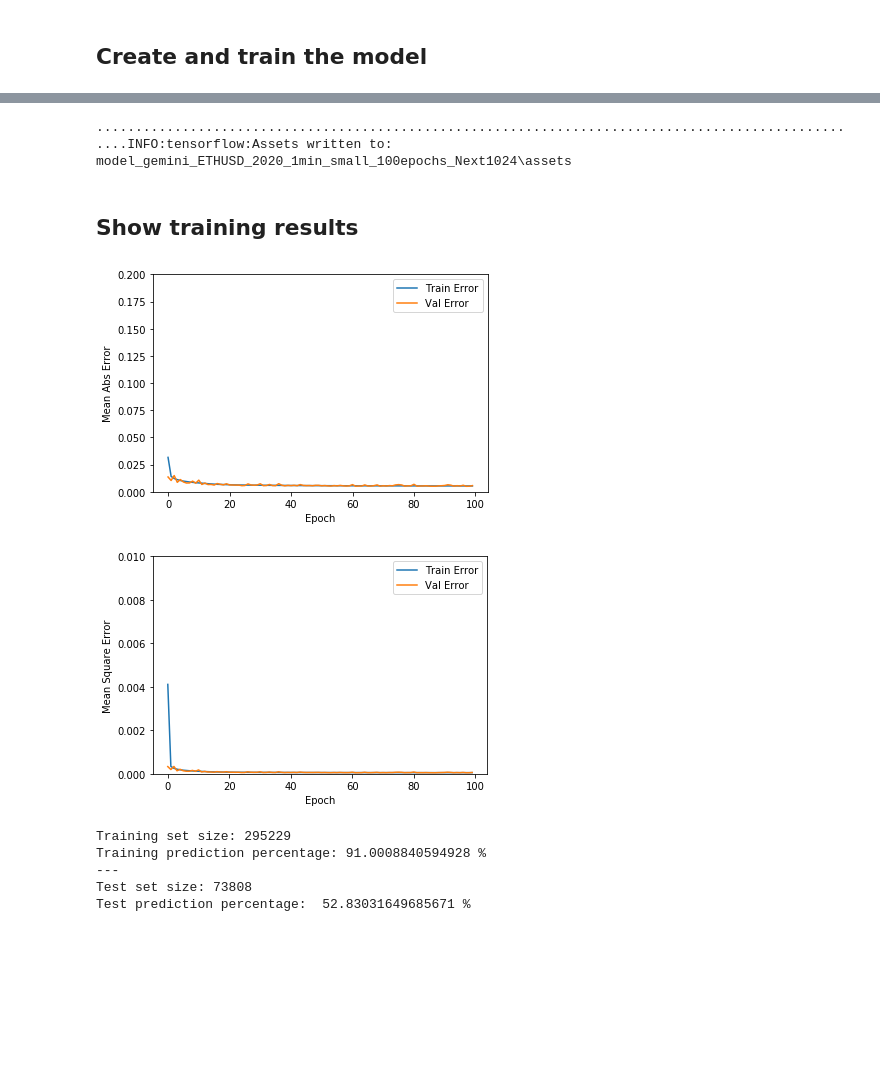
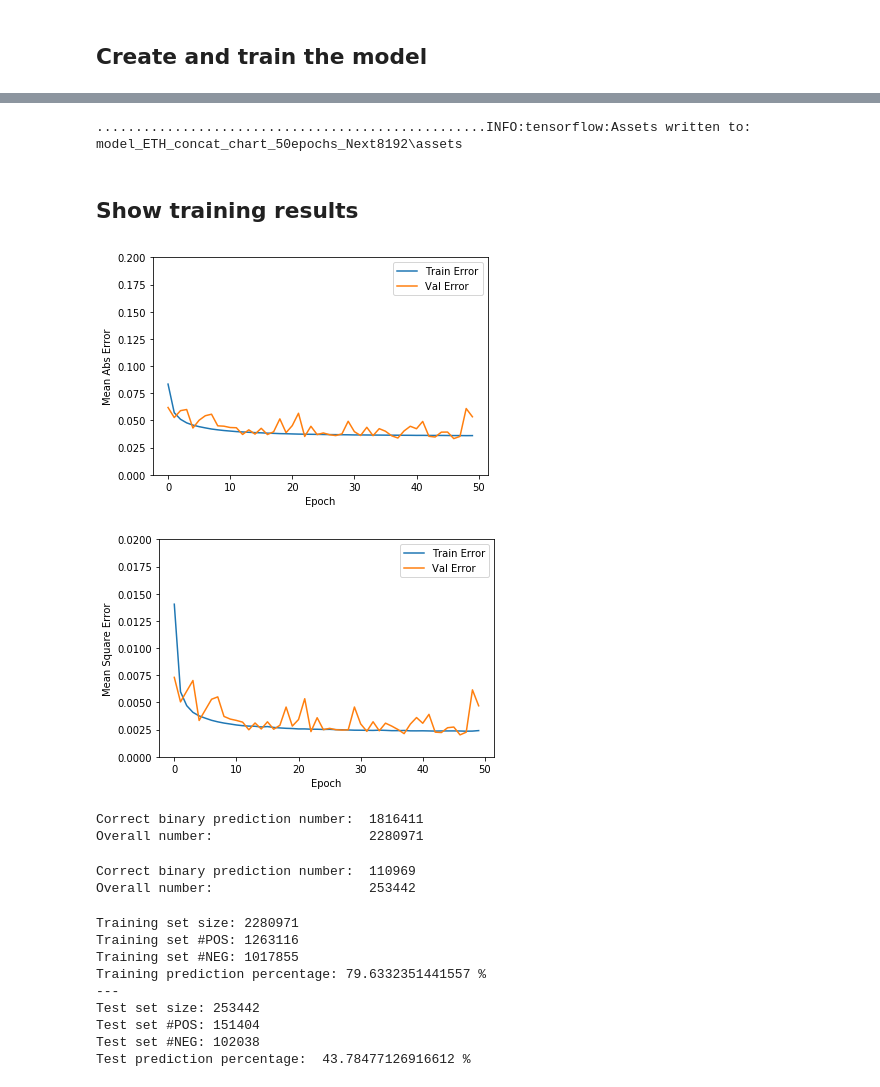
Before and after one commit to Mithotronic/ACTA, a Jupyter notebook: Trend-Finder.ipynb, the cells around one changed output, grey strips where cells are left out. Cells and saved outputs as stored; diff of their text form; code cells hidden in the pictures; blank space fills up the shorter version.

```diff
--- a/Trend-Finder.ipynb
+++ b/Trend-Finder.ipynb
@@ -21,16 +21,19 @@ from IPython import display
 %matplotlib inline
 # %%
 # Parameters
-create_new_feature_matrix = False            # If True, create new file, otherwise try to load existing file with fitting name
+create_new_feature_matrix = True             # If True, create new file, otherwise try to load existing file with fitting name
 create_new_model = True                      # If True, train model, otherwise load existing one with fitting file name
 
+feature_matrix_logarithmized = True          # If True, use log values for relative growth (not for price)
+                                             # If no new matrix is created, this feature is not applied.
+
 chart_path = './'                            # Path of the chart to be used for training
-chart_name = 'gemini_ETHUSD_2020_1min_small.csv'   # File name of the chart to be used for training
-number_of_epochs = 100                       # Number of epoch for training of the deep learning model
-prediction_label = 'Next1024'                # Prediction label (predict the growth till price in x cycles)
+chart_name = 'ETH_concat_chart.csv'          # File name of the chart to be used for training
+number_of_epochs = 50                        # Number of epoch for training of the deep learning model
+prediction_label = 'Next8192'                # Prediction label (predict the growth till price in x cycles)
 
 use_last_fraction_test_set = True            # If True, the test set is composed of the last prices of a chart
-train_set_fraction = 0.8                     # Fraction of the training from the full set
+train_set_fraction = 0.9                     # Fraction of the training from the full set
 
 # Generate name for model and training history
 feature_matrix_name = 'feature_matrix_' + chart_name.replace('.csv', '')
@@ -448,8 +549,8 @@ def build_model():
     Build the model
     '''
     model = keras.Sequential([
-        layers.Dense(64, activation=tf.nn.relu, input_shape=[len(train_dataset.keys())]),
-        layers.Dense(64, activation=tf.nn.relu),
+        layers.Dense(32, activation=tf.nn.relu, input_shape=[len(train_dataset.keys())]),
+        layers.Dense(32, activation=tf.nn.relu),
         layers.Dense(1)
     ])
 
@@ -519,7 +620,7 @@ if create_new_model:
     # Train the model and return a history
     history = model.fit(
         normed_train_data, train_labels,
-        epochs=number_of_epochs, validation_split = 0.2, verbose=0,
+        epochs=number_of_epochs, validation_split = 0.8, verbose=0,
         callbacks=[PrintDots()])
 
     # Save model
@@ -533,40 +634,40 @@ else:
     model = keras.models.load_model(model_name)
     history = pd.read_pickle(history_name + '.pickle')
 # %% [output]
-....................................................................................................INFO:tensorflow:Assets written to: model_gemini_ETHUSD_2020_1min_small_100epochs_Next1024\assets
+..................................................INFO:tensorflow:Assets written to: model_ETH_concat_chart_50epochs_Next8192\assets
 # %% [markdown]
 ## Show training results
 # %%
 def plot_history(history):
     '''
     Description:
     Plot history of the training
     '''
 
     plt.figure()
     plt.xlabel('Epoch')
     plt.ylabel('Mean Abs Error')
     plt.plot(history['epoch'], history['mae'],
             label='Train Error')
     plt.plot(history['epoch'], history['val_mae'],
             label='Val Error')
     plt.legend()
     plt.ylim([0,0.2])
 
     plt.figure()
     plt.xlabel('Epoch')
     plt.ylabel('Mean Square Error')
     plt.plot(history['epoch'], history['mse'],
             label='Train Error')
     plt.plot(history['epoch'], history['val_mse'],
             label='Val Error')
     plt.legend()
-    plt.ylim([0,0.01])
+    plt.ylim([0,0.02])
 
 plot_history(history)
 # %% [output]
-[figure, old version]
+[figure, new version]
-[figure, old version]
+[figure, new version]
 # %%
 # Store the predicted values of train and test data
 train_predictions=model.predict(normed_train_data[:normed_train_data.shape[0]])
@@ -599,16 +721,30 @@ def calc_binary_prediction_rate(predictions, labels):
 # %%
-train_prediction_rate = calc_binary_prediction_rate(train_predictions, train_labels)
+train_prediction_rate, train_number_of_positives, train_number_of_negatives = calc_binary_prediction_rate(train_predictions, train_labels)
+# %% [output]
+Correct binary prediction number:  1816411
+Overall number:                    2280971
 # %%
-test_prediction_rate = calc_binary_prediction_rate(test_predictions, test_labels)
+test_prediction_rate, test_number_of_positives, test_number_of_negatives = calc_binary_prediction_rate(test_predictions, test_labels)
+# %% [output]
+Correct binary prediction number:  110969
+Overall number:                    253442
 # %%
 print("Training set size:", train_dataset.shape[0])
+print("Training set #POS:", train_number_of_positives)
+print("Training set #NEG:", train_number_of_negatives)
 print("Training prediction percentage:", train_prediction_rate * 100, "%")
 print("---")
 print("Test set size:", test_dataset.shape[0])
+print("Test set #POS:", test_number_of_positives)
+print("Test set #NEG:", test_number_of_negatives)
 print("Test prediction percentage: ", test_prediction_rate * 100, "%")
 # %% [output]
-Training set size: 295229
-Training prediction percentage: 91.0008840594928 %
+Training set size: 2280971
+Training set #POS: 1263116
+Training set #NEG: 1017855
+Training prediction percentage: 79.6332351441557 %
 ---
-Test set size: 73808
-Test prediction percentage:  52.83031649685671 %
+Test set size: 253442
+Test set #POS: 151404
+Test set #NEG: 102038
+Test prediction percentage:  43.78477126916612 %
```
Also changed, not shown: parts of 12 cells of this notebook.
